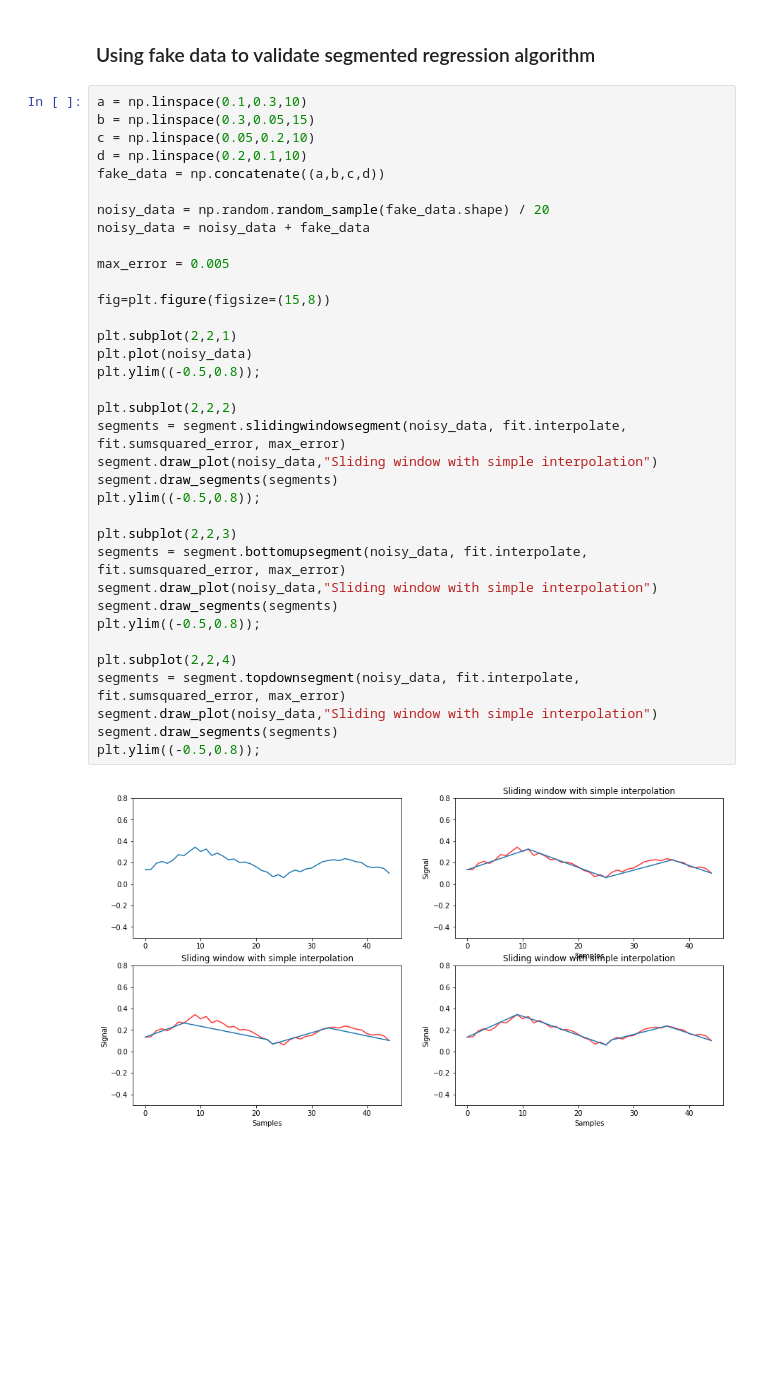
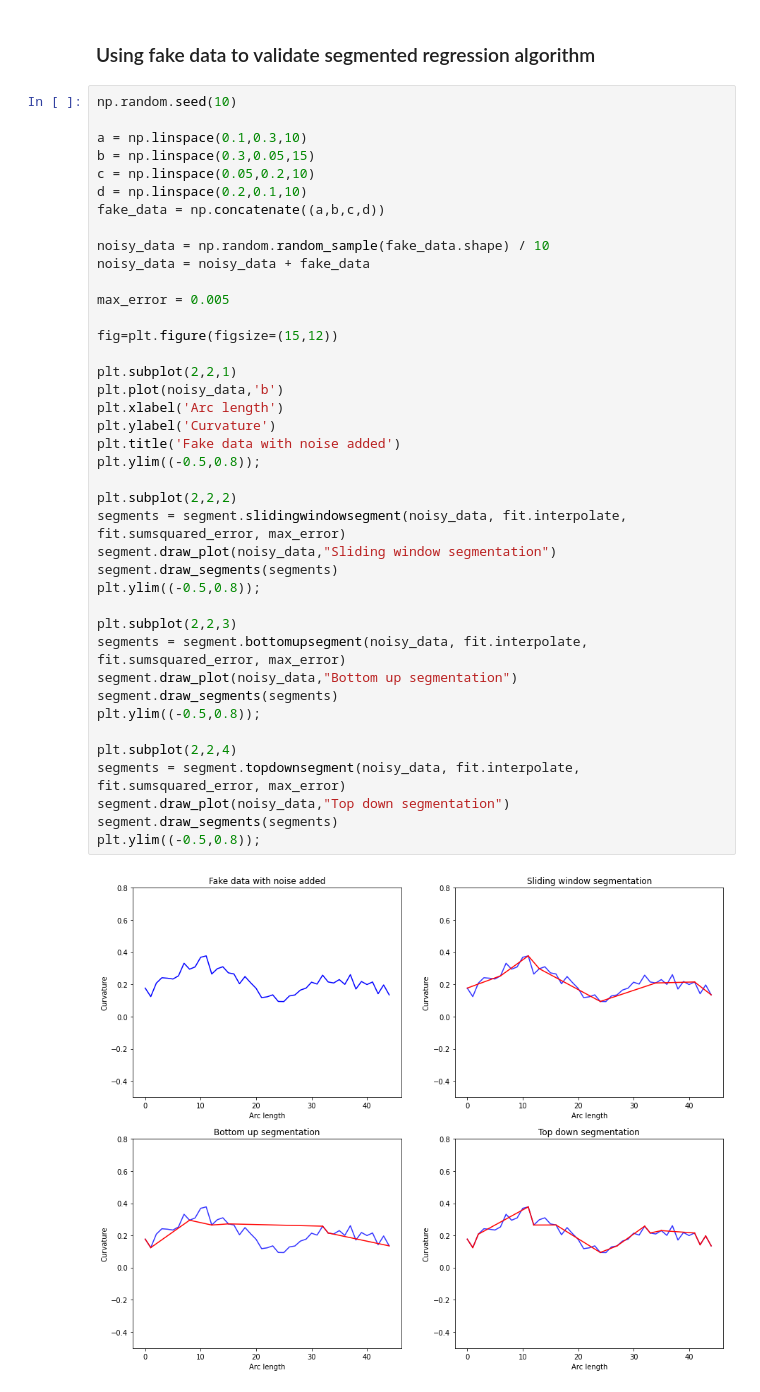
Before and after one commit to JakeVoon/ResearchProject, a Jupyter notebook: ForceSensing.ipynb, the cells around one changed output. Saved outputs shown, nothing was run; the diff lists cells and outputs as text; blank space fills up the shorter version.

```diff
--- a/ForceSensing.ipynb
+++ b/ForceSensing.ipynb
@@ -66,39 +66,44 @@ for s in string:
 # %% [markdown]
 ### Using fake data to validate segmented regression algorithm
 # %%
+np.random.seed(10)
+
 a = np.linspace(0.1,0.3,10)
 b = np.linspace(0.3,0.05,15)
 c = np.linspace(0.05,0.2,10)
 d = np.linspace(0.2,0.1,10)
 fake_data = np.concatenate((a,b,c,d))
 
-noisy_data = np.random.random_sample(fake_data.shape) / 20
+noisy_data = np.random.random_sample(fake_data.shape) / 10
 noisy_data = noisy_data + fake_data
 
 max_error = 0.005
 
-fig=plt.figure(figsize=(15,8))
+fig=plt.figure(figsize=(15,12))
 
 plt.subplot(2,2,1)
-plt.plot(noisy_data)
+plt.plot(noisy_data,'b')
+plt.xlabel('Arc length')
+plt.ylabel('Curvature')
+plt.title('Fake data with noise added')
 plt.ylim((-0.5,0.8));
 
 plt.subplot(2,2,2)
 segments = segment.slidingwindowsegment(noisy_data, fit.interpolate, fit.sumsquared_error, max_error)
-segment.draw_plot(noisy_data,"Sliding window with simple interpolation")
+segment.draw_plot(noisy_data,"Sliding window segmentation")
 segment.draw_segments(segments)
 plt.ylim((-0.5,0.8));
 
 plt.subplot(2,2,3)
 segments = segment.bottomupsegment(noisy_data, fit.interpolate, fit.sumsquared_error, max_error)
-segment.draw_plot(noisy_data,"Sliding window with simple interpolation")
+segment.draw_plot(noisy_data,"Bottom up segmentation")
 segment.draw_segments(segments)
 plt.ylim((-0.5,0.8));
 
 plt.subplot(2,2,4)
 segments = segment.topdownsegment(noisy_data, fit.interpolate, fit.sumsquared_error, max_error)
-segment.draw_plot(noisy_data,"Sliding window with simple interpolation")
+segment.draw_plot(noisy_data,"Top down segmentation")
 segment.draw_segments(segments)
 plt.ylim((-0.5,0.8));
 # %% [output]
-[figure, old version]
+[figure, new version]
```
Also changed, not shown: parts of 2 cells of this notebook.
